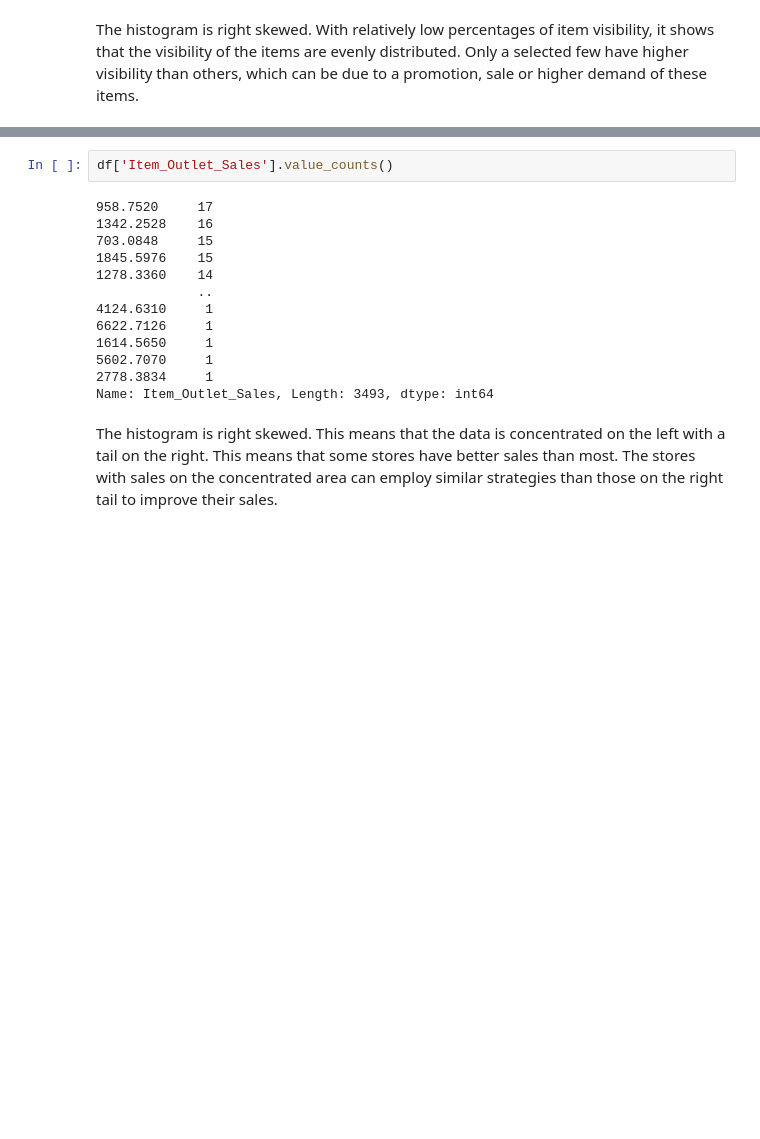
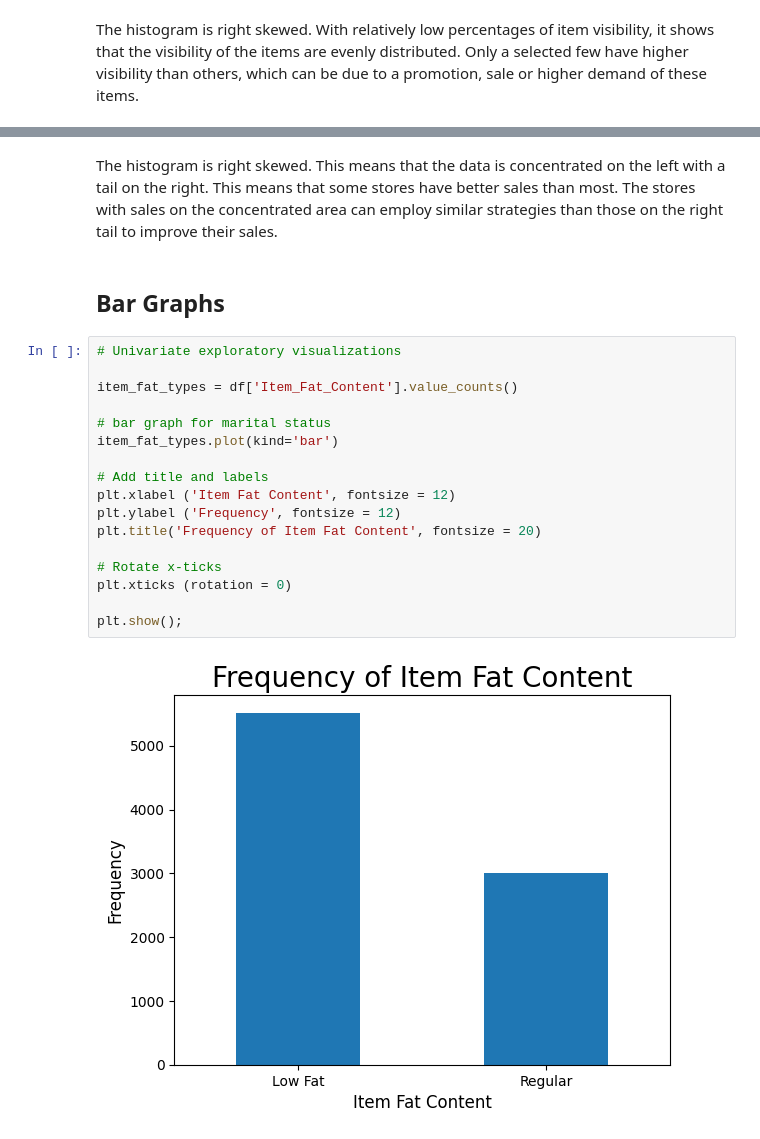
Before and after one commit to hannahcanon09/sales-predictions, a Jupyter notebook: CANON_Project_1_(Core).ipynb, the cells around one changed output, grey strips where cells are left out. Cells and saved outputs as stored; diff of their text form; blank space fills up the shorter version.

```diff
--- a/CANON_Project_1_(Core).ipynb
+++ b/CANON_Project_1_(Core).ipynb
@@ -484,20 +521,26 @@ ax.axvline(mean_item_outlet_sales, color = 'red', ls = '--', label = f'Mean of I
 ax.legend();
 # %% [output]
 [figure]
-# %%
-df['Item_Outlet_Sales'].value_counts()
-# %% [output]
-958.7520     17
-1342.2528    16
-703.0848     15
-1845.5976    15
-1278.3360    14
-             ..
-4124.6310     1
-6622.7126     1
-1614.5650     1
-5602.7070     1
-2778.3834     1
-Name: Item_Outlet_Sales, Length: 3493, dtype: int64
 # %% [markdown]
 The histogram is right skewed. This means that the data is concentrated on the left with a tail on the right. This means that some stores have better sales than most. The stores with sales on the concentrated area can employ similar strategies than those on the right tail to improve their sales.
+# %% [markdown]
+## Bar Graphs
+# %%
+# Univariate exploratory visualizations
+
+item_fat_types = df['Item_Fat_Content'].value_counts()
+
+# bar graph for marital status
+item_fat_types.plot(kind='bar')
+
+# Add title and labels
+plt.xlabel ('Item Fat Content', fontsize = 12)
+plt.ylabel ('Frequency', fontsize = 12)
+plt.title('Frequency of Item Fat Content', fontsize = 20)
+
+# Rotate x-ticks
+plt.xticks (rotation = 0)
+
+plt.show();
+# %% [output]
+[figure, added]
```
Also changed, not shown: parts of 155 cells of this notebook.
